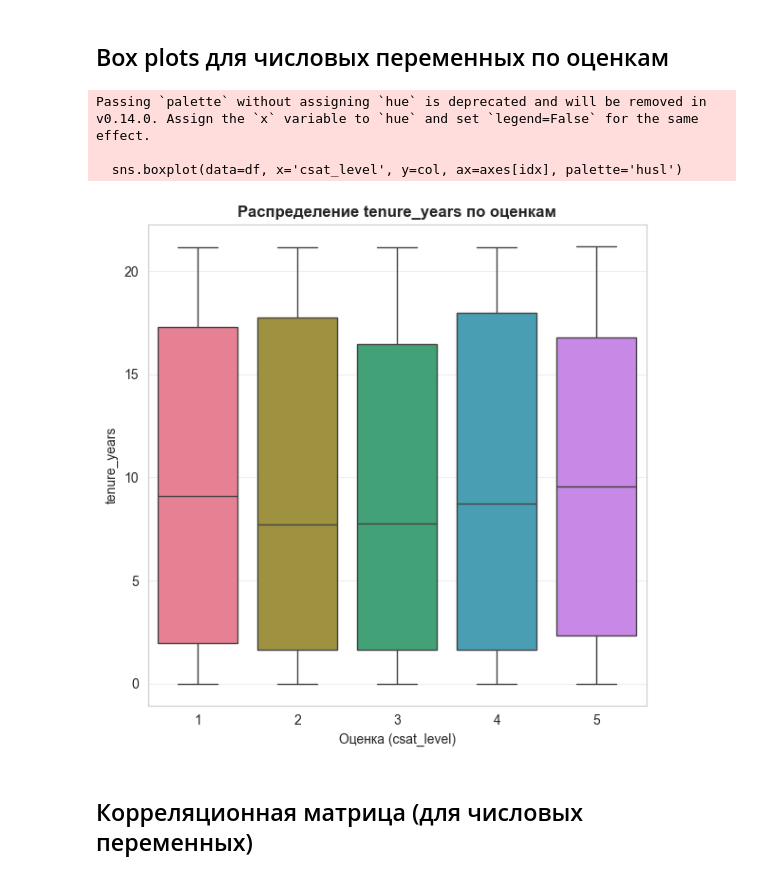
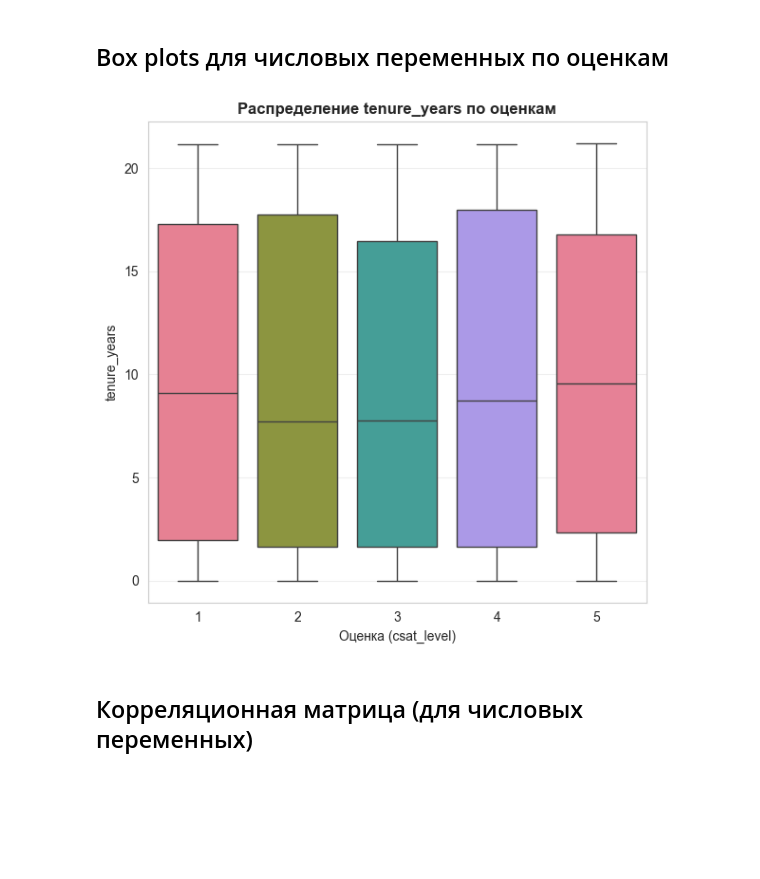
Before and after one commit to smirnoffmg/team-8-case-2, a Jupyter notebook: eda.ipynb, the cells around one changed output. Cells and saved outputs as stored; diff of their text form; code cells hidden in the pictures; blank space fills up the shorter version.

```diff
--- a/eda.ipynb
+++ b/eda.ipynb
@@ -173,11 +171,8 @@ Name: count, dtype: int64
 ### Преобразование типов данных
 # %%
 # Преобразование дат
-if 'survey_creation_dt' in df.columns:
-    df['survey_creation_dt'] = pd.to_datetime(df['survey_creation_dt'], errors='coerce')
-
-if 'survey_response_dt' in df.columns:
-    df['survey_response_dt'] = pd.to_datetime(df['survey_response_dt'], errors='coerce')
+df['survey_creation_dt'] = pd.to_datetime(df['survey_creation_dt'], errors='coerce')
+df['survey_response_dt'] = pd.to_datetime(df['survey_response_dt'], errors='coerce')
 
 # Проверка преобразования
 print("Типы данных после преобразования:")
@@ -265,16 +254,17 @@ Passing `palette` without assigning `hue` is deprecated and will be removed in v
 # Распределение числовых переменных
 numeric_cols = df.select_dtypes(include=[np.number]).columns.tolist()
 
-if len(numeric_cols) > 0:
+if numeric_cols:
     n_cols = len(numeric_cols)
     n_rows = (n_cols + 1) // 2
 
     fig, axes = plt.subplots(n_rows, 2, figsize=(14, 4 * n_rows))
     axes = axes.flatten() if n_cols > 1 else [axes]
 
+    palette = sns.color_palette('husl')
     for idx, col in enumerate(numeric_cols):
         if idx < len(axes):
-            sns.histplot(data=df, x=col, kde=True, ax=axes[idx], color=sns.color_palette('husl')[idx % len(sns.color_palette('husl'))])
+            sns.histplot(data=df, x=col, kde=True, ax=axes[idx], color=palette[idx % len(palette)])
             axes[idx].set_title(f'Распределение {col}', fontweight='bold')
             axes[idx].set_xlabel(col)
             axes[idx].set_ylabel('Частота')
@@ -292,21 +282,20 @@ if len(numeric_cols) > 0:
 ## Анализ взаимосвязей: оценка vs другие переменные
 # %%
 # Визуализация связи между csat_level и категориальными переменными
-categorical_cols = ['language', 'age', 'gender'] if all(col in df.columns for col in ['language', 'age', 'gender']) else []
+categorical_cols = [col for col in ['language', 'age', 'gender'] if col in df.columns]
 
-if categorical_cols and 'csat_level' in df.columns:
+if categorical_cols:
     n_cols = len(categorical_cols)
     fig, axes = plt.subplots(1, n_cols, figsize=(6 * n_cols, 5))
     axes = axes if n_cols > 1 else [axes]
 
     for idx, col in enumerate(categorical_cols):
-        if col in df.columns:
-            sns.countplot(data=df, x=col, hue='csat_level', ax=axes[idx], palette='husl')
-            axes[idx].set_title(f'Распределение оценок по {col}', fontweight='bold')
-            axes[idx].set_xlabel(col)
-            axes[idx].set_ylabel('Количество')
-            axes[idx].legend(title='Оценка', bbox_to_anchor=(1.05, 1), loc='upper left')
-            axes[idx].tick_params(axis='x', rotation=45)
+        sns.countplot(data=df, x=col, hue='csat_level', ax=axes[idx], palette='husl')
+        axes[idx].set_title(f'Распределение оценок по {col}', fontweight='bold')
+        axes[idx].set_xlabel(col)
+        axes[idx].set_ylabel('Количество')
+        axes[idx].legend(title='Оценка', bbox_to_anchor=(1.05, 1), loc='upper left')
+        axes[idx].tick_params(axis='x', rotation=45)
 
     plt.tight_layout()
     plt.show()
@@ -316,28 +305,24 @@ if categorical_cols and 'csat_level' in df.columns:
 ## Box plots для числовых переменных по оценкам
 # %%
 # Box plots для числовых переменных в зависимости от оценки
-numeric_cols_for_box = ['tenure_years'] if 'tenure_years' in df.columns else []
+numeric_cols_for_box = [col for col in ['tenure_years'] if col in df.columns]
 
-if numeric_cols_for_box and 'csat_level' in df.columns:
+if numeric_cols_for_box:
     n_cols = len(numeric_cols_for_box)
     fig, axes = plt.subplots(1, n_cols, figsize=(6 * n_cols, 6))
     axes = axes if n_cols > 1 else [axes]
 
     for idx, col in enumerate(numeric_cols_for_box):
-        if col in df.columns:
-            sns.boxplot(data=df, x='csat_level', y=col, ax=axes[idx], palette='husl')
-            axes[idx].set_title(f'Распределение {col} по оценкам', fontweight='bold')
-            axes[idx].set_xlabel('Оценка (csat_level)')
-            axes[idx].set_ylabel(col)
-            axes[idx].grid(axis='y', alpha=0.3)
+        sns.boxplot(data=df, x='csat_level', y=col, ax=axes[idx], hue='csat_level', palette='husl', legend=False)
+        axes[idx].set_title(f'Распределение {col} по оценкам', fontweight='bold')
+        axes[idx].set_xlabel('Оценка (csat_level)')
+        axes[idx].set_ylabel(col)
+        axes[idx].grid(axis='y', alpha=0.3)
 
     plt.tight_layout()
     plt.show()
 # %% [output]
-Passing `palette` without assigning `hue` is deprecated and will be removed in v0.14.0. Assign the `x` variable to `hue` and set `legend=False` for the same effect.
-
-  sns.boxplot(data=df, x='csat_level', y=col, ax=axes[idx], palette='husl')
-[figure, old version]
+[figure, new version]
 # %% [markdown]
 ## Корреляционная матрица (для числовых переменных)
 # %%
```
Also changed, not shown: parts of 6 cells of this notebook.
